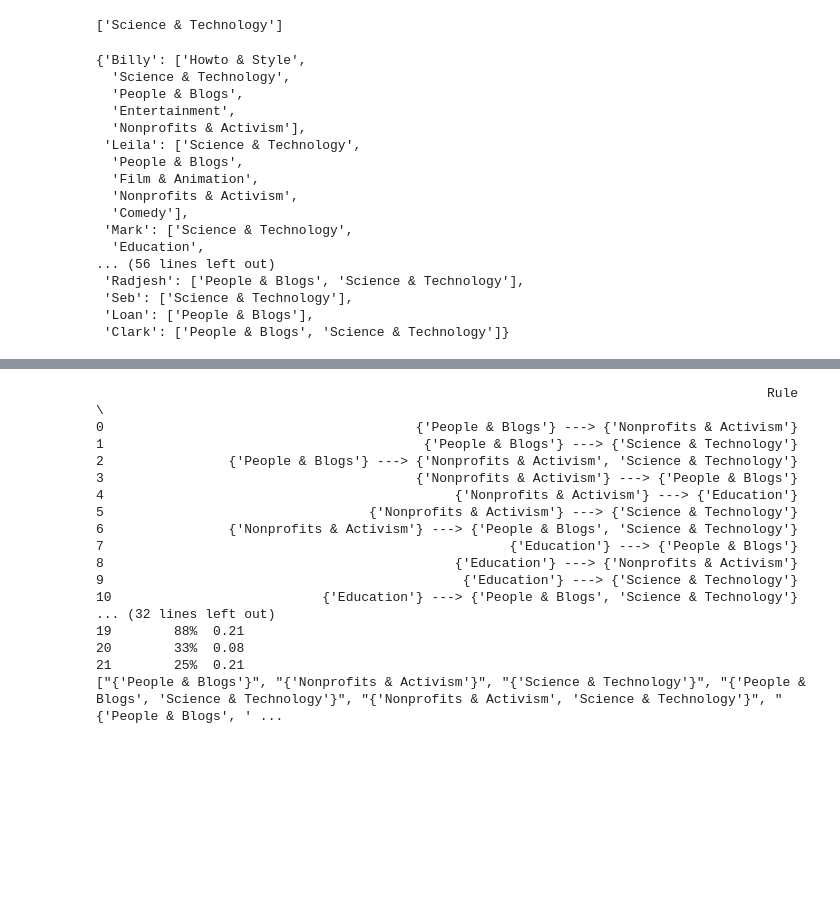
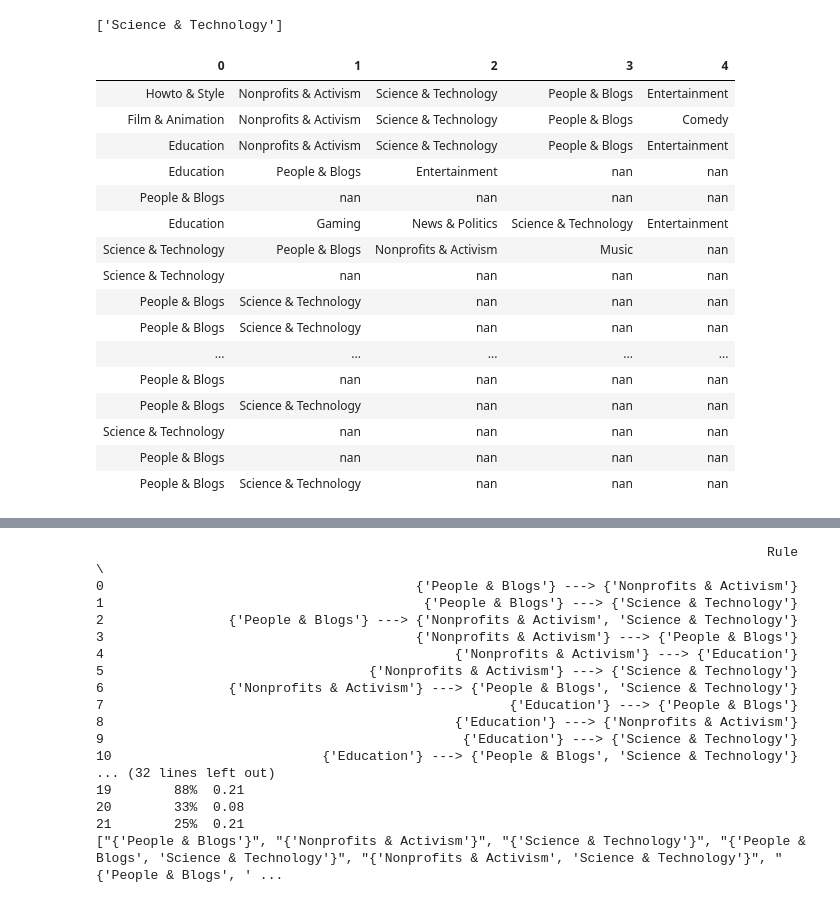
Before and after one commit to super-cinnamon/Projet_DM, a Jupyter notebook: part3.ipynb, the cells around one changed output, grey strips where cells are left out. Drawn from its saved outputs; the diff is of its cells as text; code cells hidden in the pictures; blank space fills up the shorter version.

```diff
--- a/part3.ipynb
+++ b/part3.ipynb
@@ -55,31 +55,39 @@ array(['Nonprofits & Activism', 'People & Blogs', 'Entertainment',
 def organize_df(dataframe, new_index, target):
         new_df = dataframe.set_index(new_index)
         user_categs = {}
+        df = pd.DataFrame()
+        index = 0
         for each in new_df.index.unique():
                 if(isinstance(new_df.loc[each][target], str)):
                         user_categs[each] = [new_df.loc[each][target]]
-                else: user_categs[each] = list(set(new_df.loc[each][target]))
-        return user_categs
+                        df[str(index)] = pd.Series([new_df.loc[each][target]])
+                else:
+                        user_categs[each] = list(set(new_df.loc[each][target]))
+                        df[str(index)] = pd.Series(list(set(new_df.loc[each][target])))
+                index += 1
+        return user_categs, df.transpose()
 # %%
-organize_df(dataf, "Watcher", "videoCategoryLabel")
+organized = organize_df(dataf, "Watcher", "videoCategoryLabel")[1]
-# %% [output]
-{'Billy': ['Howto & Style',
-  'Science & Technology',
-  'People & Blogs',
-  'Entertainment',
-  'Nonprofits & Activism'],
- 'Leila': ['Science & Technology',
-  'People & Blogs',
-  'Film & Animation',
-  'Nonprofits & Activism',
-  'Comedy'],
- 'Mark': ['Science & Technology',
-  'Education',
-... (56 lines left out)
- 'Radjesh': ['People & Blogs', 'Science & Technology'],
- 'Seb': ['Science & Technology'],
- 'Loan': ['People & Blogs'],
- 'Clark': ['People & Blogs', 'Science & Technology']}
+# %%
+organized.style.hide_index()
+# %% [output]
+| 0 | 1 | 2 | 3 | 4 |
+| Howto & Style | Nonprofits & Activism | Science & Technology | People & Blogs | Entertainment |
+| Film & Animation | Nonprofits & Activism | Science & Technology | People & Blogs | Comedy |
+| Education | Nonprofits & Activism | Science & Technology | People & Blogs | Entertainment |
+| Education | People & Blogs | Entertainment | nan | nan |
+| People & Blogs | nan | nan | nan | nan |
+| Education | Gaming | News & Politics | Science & Technology | Entertainment |
+| Science & Technology | People & Blogs | Nonprofits & Activism | Music | nan |
+| Science & Technology | nan | nan | nan | nan |
+| People & Blogs | Science & Technology | nan | nan | nan |
+| People & Blogs | Science & Technology | nan | nan | nan |
+| ... | ... | ... | ... | ... |
+| People & Blogs | nan | nan | nan | nan |
+| People & Blogs | Science & Technology | nan | nan | nan |
+| Science & Technology | nan | nan | nan | nan |
+| People & Blogs | nan | nan | nan | nan |
+| People & Blogs | Science & Technology | nan | nan | nan |
 # %%
 def frequence(items_lst, trans, check=False):
     items_counts = dict()
```
Also changed, not shown: parts of 1 cell of this notebook.
